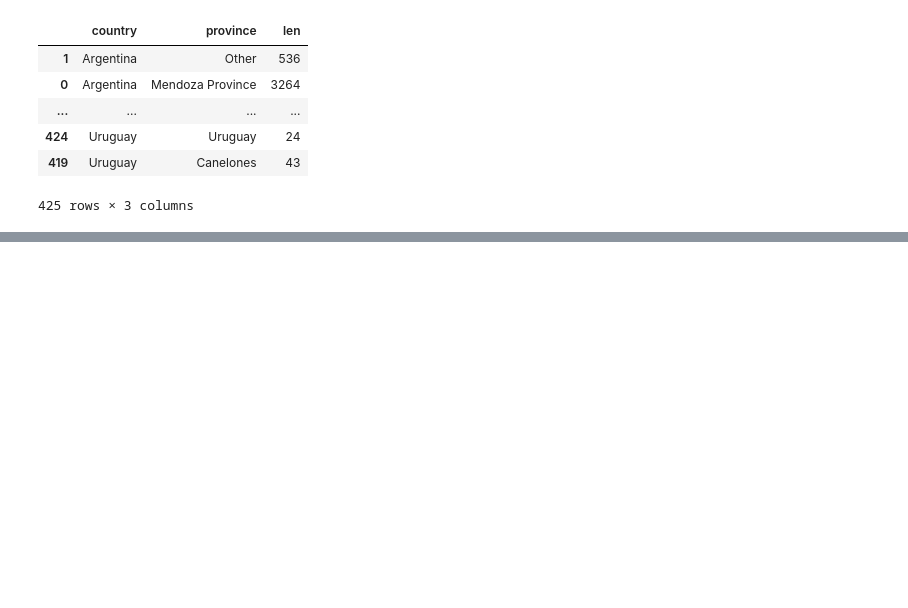
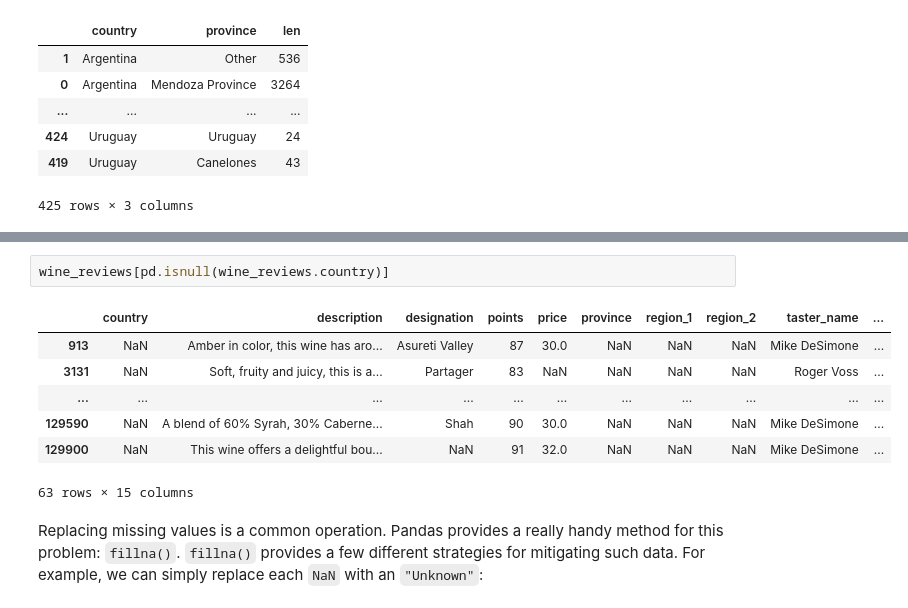
Before and after one commit to Shahid1993/python-learning-notebooks, a Jupyter notebook: Pandas.ipynb, the cells around one changed output, grey strips where cells are left out. Cells and saved outputs as stored; diff of their text form; blank space fills up the shorter version.

Commit message:
Data Types and Missing Values

```diff
--- a/Pandas.ipynb
+++ b/Pandas.ipynb
@@ -677,0 +737,12 @@ country_variety_counts = wine_reviews.groupby(['country', 'variety']).size().sor
+# %%
+wine_reviews[pd.isnull(wine_reviews.country)]
+# %% [output]
+|  | country | description | designation | points | price | province | region_1 | region_2 | taster_name | ... |
+| 913 | NaN | Amber in color, this wine has aro... | Asureti Valley | 87 | 30.0 | NaN | NaN | NaN | Mike DeSimone | ... |
+| 3131 | NaN | Soft, fruity and juicy, this is a... | Partager | 83 | NaN | NaN | NaN | NaN | Roger Voss | ... |
+| ... | ... | ... | ... | ... | ... | ... | ... | ... | ... | ... |
+| 129590 | NaN | A blend of 60% Syrah, 30% Caberne... | Shah | 90 | 30.0 | NaN | NaN | NaN | Mike DeSimone | ... |
+| 129900 | NaN | This wine offers a delightful bou... | NaN | 91 | 32.0 | NaN | NaN | NaN | Mike DeSimone | ... |
+63 rows × 15 columns
+# %% [markdown]
+Replacing missing values is a common operation. Pandas provides a really handy method for this problem: `fillna()`. `fillna()` provides a few different strategies for mitigating such data. For example, we can simply replace each `NaN` with an `"Unknown"`:
```
Also changed, not shown: parts of 20 cells of this notebook, 1 other file.
